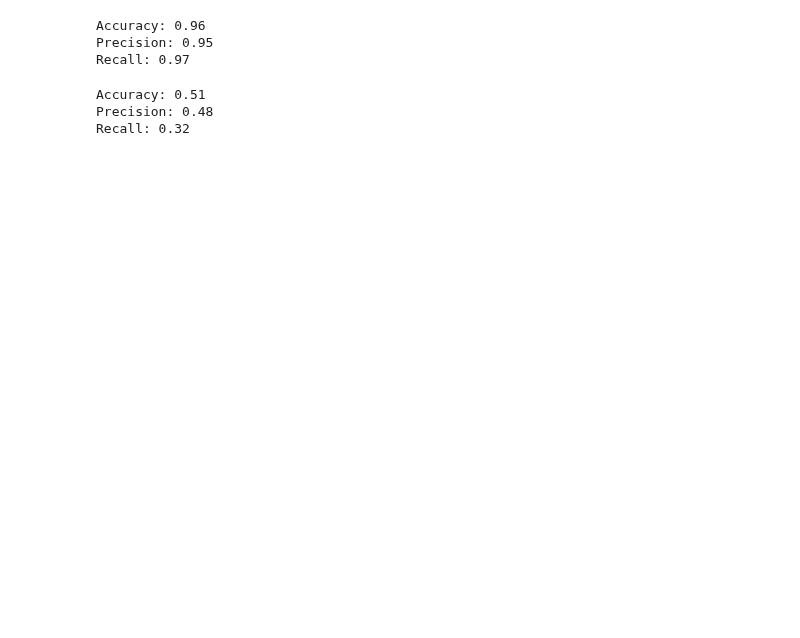
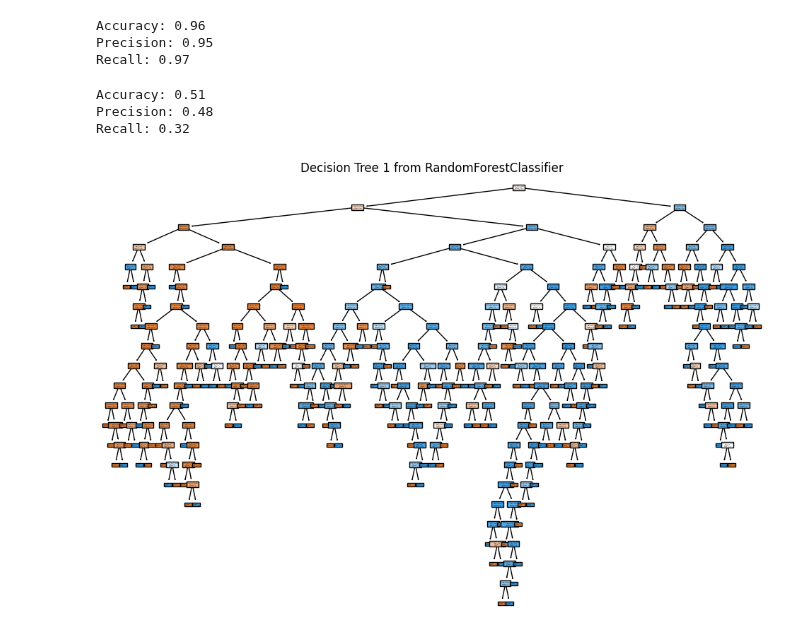
Before and after one commit to Brunokristi/Project_IAU, a Jupyter notebook: Phase_3.ipynb, the cells around one changed output. Drawn from its saved outputs; the diff is of its cells as text; code cells hidden in the pictures; blank space fills up the shorter version.

```diff
--- a/Phase_3.ipynb
+++ b/Phase_3.ipynb
@@ -182,3 +178,11 @@ print(f"Recall: {recall:.2f}")
 Accuracy: 0.51
 Precision: 0.48
 Recall: 0.32
+# %%
+tree_index = 0
+plt.figure(figsize=(12, 8))
+plot_tree(clf.estimators_[tree_index], filled=True, feature_names=[f"feature_{i}" for i in range(X_test.shape[1])])
+plt.title(f"Decision Tree {tree_index + 1} from RandomForestClassifier")
+plt.show()
+# %% [output]
+[figure, added]
```
Also changed, not shown: parts of 3 cells of this notebook, 2 other files.
